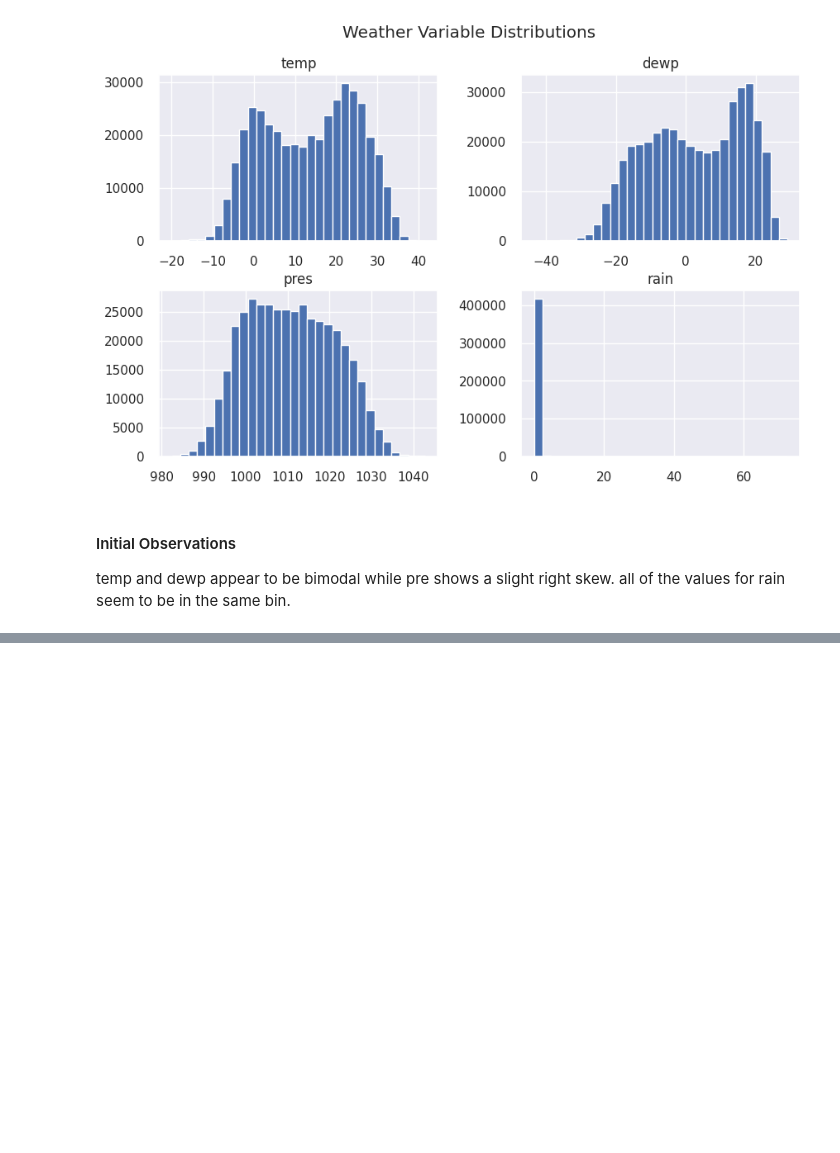
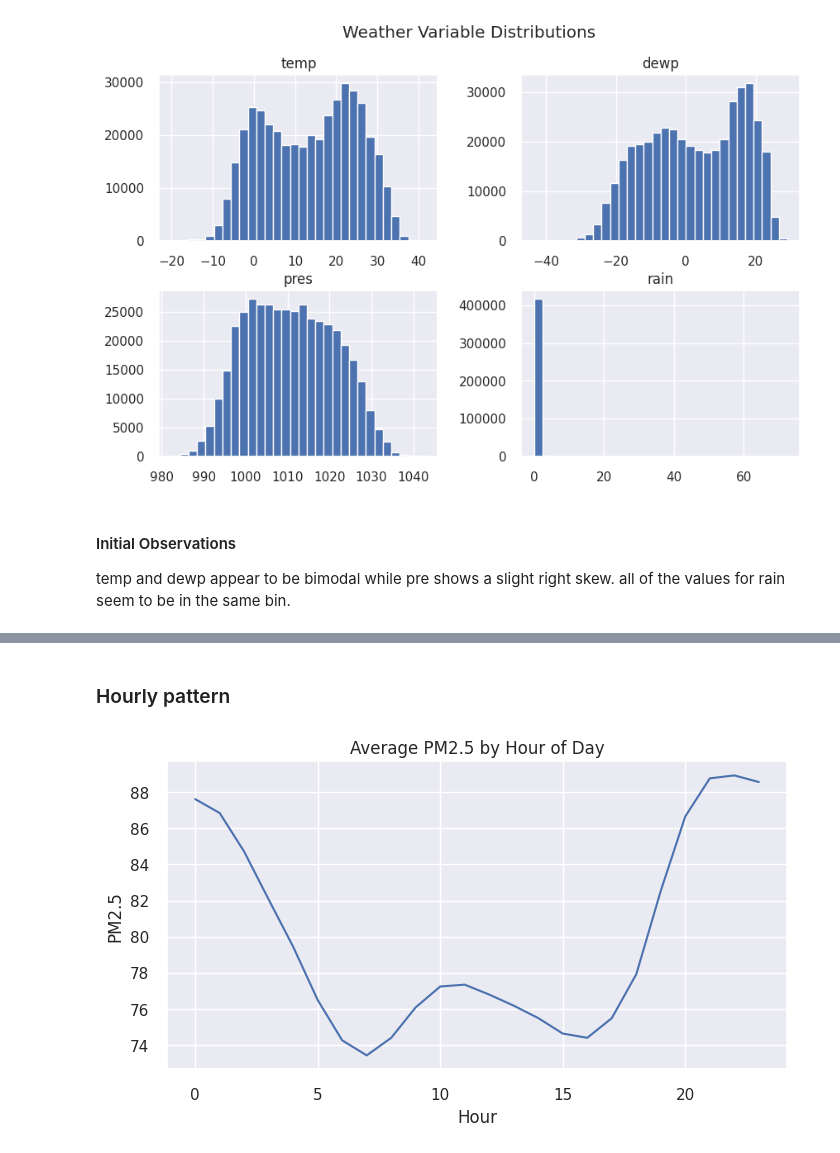
Before and after one commit to RSE1982/beijing-air-quality, a Jupyter notebook: notebooks/03_initial_eda.ipynb, the cells around one changed output, grey strips where cells are left out. Saved outputs shown, nothing was run; the diff lists cells and outputs as text; code cells hidden in the pictures; blank space fills up the shorter version.

```diff
--- a/notebooks/03_initial_eda.ipynb
+++ b/notebooks/03_initial_eda.ipynb
@@ -246,0 +356,13 @@ all of the values for rain seem to be in the same bin.
+# %% [markdown]
+### Hourly pattern
+# %%
+hourly = df.groupby("hour")["pm2.5"].mean()
+
+plt.figure(figsize=(8,4))
+hourly.plot()
+plt.title("Average PM2.5 by Hour of Day")
+plt.xlabel("Hour")
+plt.ylabel("PM2.5")
+plt.show()
+# %% [output]
+[figure, added]
```
Also changed, not shown: parts of 16 cells of this notebook.
